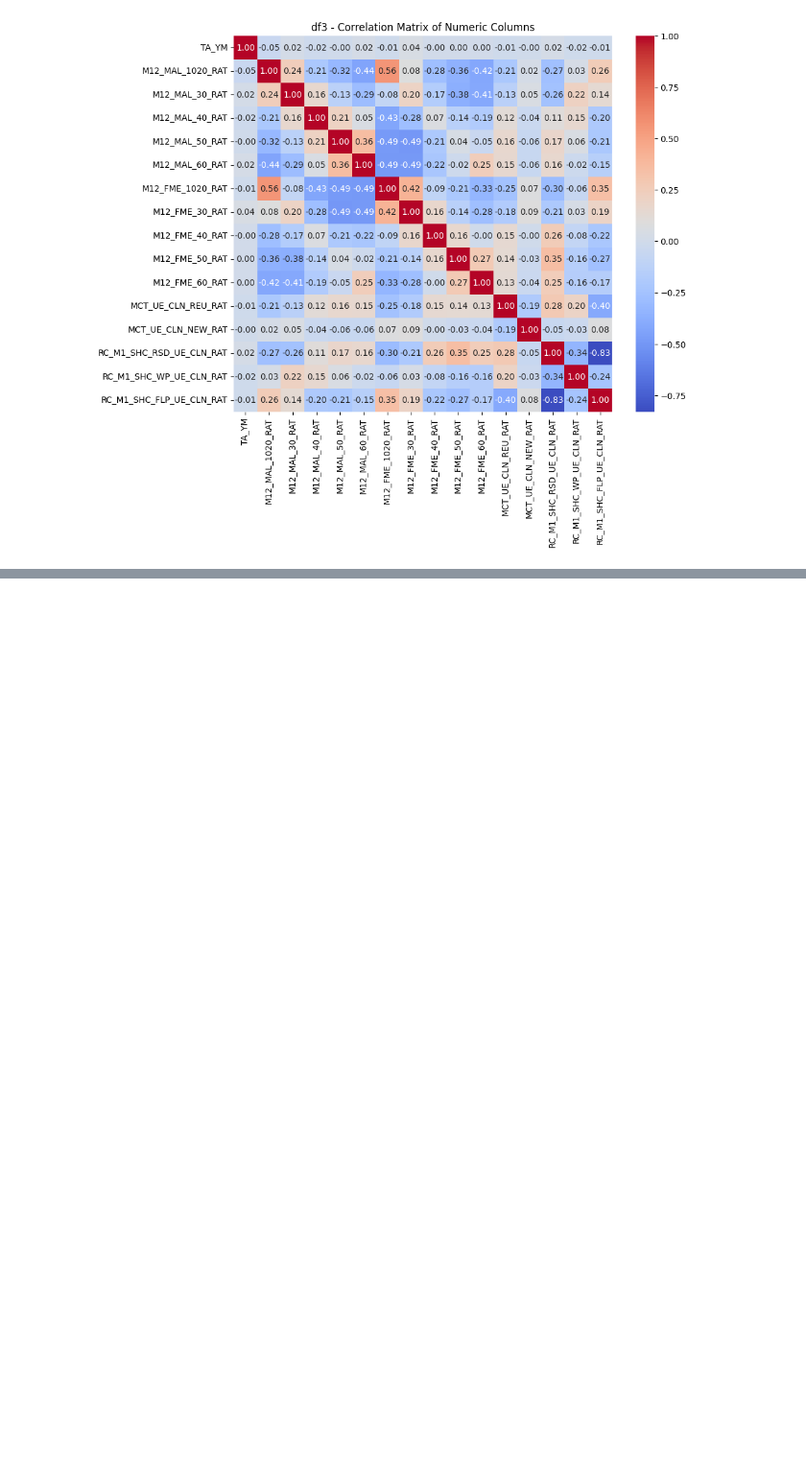
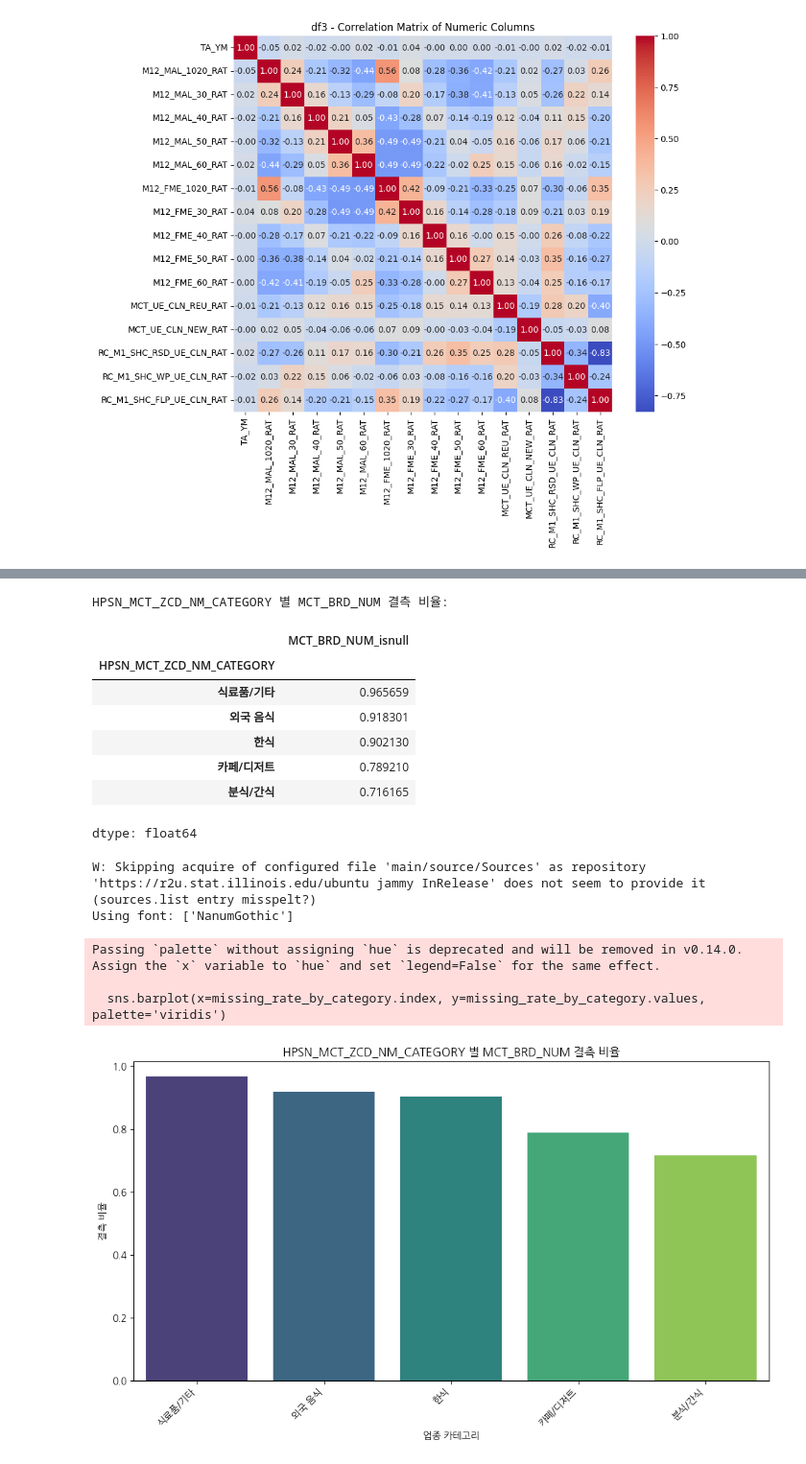
Before and after one commit to milkpotato1000/bigCon_hom, a Jupyter notebook: bigcon_jin1.ipynb, the cells around one changed output, grey strips where cells are left out. Shown at 96% size. Saved outputs shown, nothing was run; the diff lists cells and outputs as text; code cells hidden in the pictures; blank space fills up the shorter version.

```diff
--- a/bigcon_jin1.ipynb
+++ b/bigcon_jin1.ipynb
@@ -610,0 +1039,5 @@ plot_correlation_heatmap(df3, 'df3')
+# %%
+df1 = df1.drop('ARE_D', axis=1)
+df1 = df1.drop('ARE_D_datetime', axis=1)
+
+display(df1.head())
@@ -610,0 +1073,10 @@ plot_correlation_heatmap(df3, 'df3')
+# %%
+# 'MCT_ME_D' 컬럼의 결측 여부를 확인하여 '폐업여부' 컬럼 생성
+# 결측이 아니면(값이 존재하면) 1 (폐업), 결측이면 0 (영업 중)
+df1['MCT_ME_CLOSED'] = df1['MCT_ME_D'].notnull().astype(int)
+
+# 새로 생성된 '폐업여부' 컬럼의 값 개수를 확인
+display(df1['MCT_ME_CLOSED'].value_counts())
+
+# 데이터프레임의 처음 부분을 출력하여 '폐업여부' 컬럼 확인
+display(df1.head())
@@ -610,0 +1095,4 @@ plot_correlation_heatmap(df3, 'df3')
+# %%
+df1 = df1.drop('MCT_ME_D', axis=1)
+
+display(df1.head())
@@ -610,0 +1129,57 @@ plot_correlation_heatmap(df3, 'df3')
+# %%
+# HPSN_MCT_ZCD_NM_CATEGORY 별 MCT_BRD_NUM의 결측 여부 확인
+# True는 결측, False는 값 존재
+df1['MCT_BRD_NUM_isnull'] = df1['MCT_BRD_NUM'].isnull()
+
+# HPSN_MCT_ZCD_NM_CATEGORY 별 MCT_BRD_NUM 결측 비율 계산
+missing_rate_by_category = df1.groupby('HPSN_MCT_ZCD_NM_CATEGORY')['MCT_BRD_NUM_isnull'].mean().sort_values(ascending=False)
+
+# 결과 출력
+print("HPSN_MCT_ZCD_NM_CATEGORY 별 MCT_BRD_NUM 결측 비율:")
+display(missing_rate_by_category)
+
+# 결측 여부 임시 컬럼 제거
+df1 = df1.drop('MCT_BRD_NUM_isnull', axis=1)
+
+# 결측 비율 시각화
+import matplotlib.pyplot as plt
+import seaborn as sns
+import matplotlib.font_manager as fm
+
+# 나눔고딕 폰트 설치 (코랩 환경)
+!apt-get update -qq
+!apt-get install fonts-nanum -qq > /dev/null
+
+# 설치된 폰트 캐시 재설정
+fm.fontManager.addfont('/usr/share/fonts/truetype/nanum/NanumGothic.ttf')
+
+# 한글 폰트 설정
+plt.rcParams['font.family'] = 'NanumGothic'
+plt.rcParams['axes.unicode_minus'] = False
+print(f"Using font: {plt.rcParams['font.family']}")
+
+
+plt.figure(figsize=(10, 6))
+sns.barplot(x=missing_rate_by_category.index, y=missing_rate_by_category.values, palette='viridis')
+plt.title('HPSN_MCT_ZCD_NM_CATEGORY 별 MCT_BRD_NUM 결측 비율')
+plt.ylabel('결측 비율')
+plt.xlabel('업종 카테고리')
+plt.xticks(rotation=45, ha='right')
+plt.tight_layout()
+plt.show()
+# %% [output]
+HPSN_MCT_ZCD_NM_CATEGORY 별 MCT_BRD_NUM 결측 비율:
+|  | MCT_BRD_NUM_isnull |
+| HPSN_MCT_ZCD_NM_CATEGORY |  |
+| 식료품/기타 | 0.965659 |
+| 외국 음식 | 0.918301 |
+| 한식 | 0.902130 |
+| 카페/디저트 | 0.789210 |
+| 분식/간식 | 0.716165 |
+dtype: float64
+W: Skipping acquire of configured file 'main/source/Sources' as repository 'https://r2u.stat.illinois.edu/ubuntu jammy InRelease' does not seem to provide it (sources.list entry misspelt?)
+Using font: ['NanumGothic']
+Passing `palette` without assigning `hue` is deprecated and will be removed in v0.14.0. Assign the `x` variable to `hue` and set `legend=False` for the same effect.
+
+  sns.barplot(x=missing_rate_by_category.index, y=missing_rate_by_category.values, palette='viridis')
+[figure, added]
```
Also changed, not shown: parts of 69 cells of this notebook.
